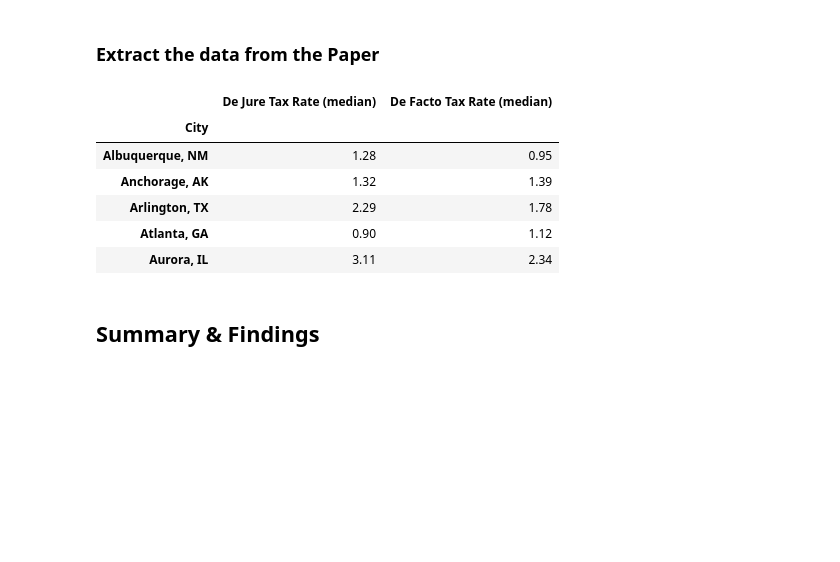
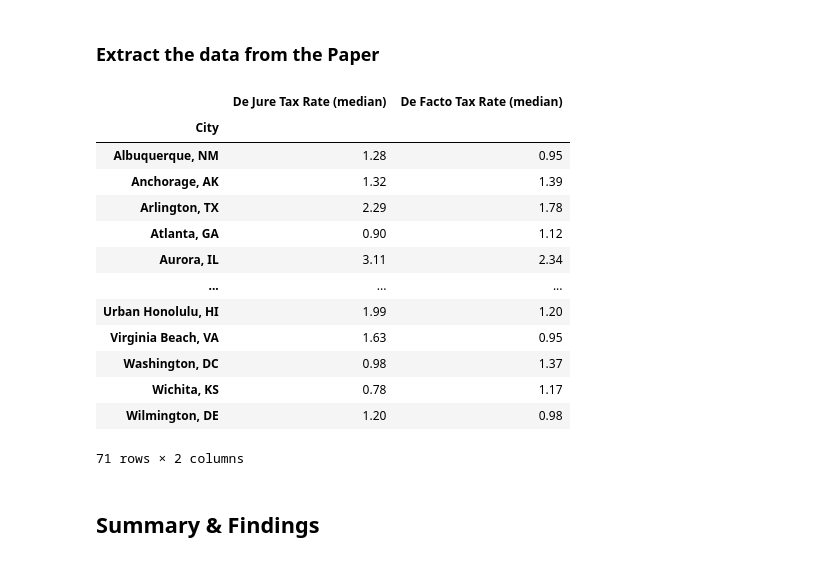
Before and after one commit to Howard-Cheng/dejure-defacto-taxrates, a Jupyter notebook: ACS.ipynb, the cells around one changed output. Drawn from its saved outputs; the diff is of its cells as text; code cells hidden in the pictures; blank space fills up the shorter version.

```diff
--- a/ACS.ipynb
+++ b/ACS.ipynb
@@ -343,33 +190,40 @@ data = {
         1.33, 0.92, 1.30, 1.51, 1.69, 1.11, 0.84, 0.39, 1.64, 1.43, 2.48, 1.98, 1.24, 1.22,
         0.82, 0.65, 1.00, 0.97, 1.20, 0.90, 3.23, 1.70, 1.36, 0.96, 1.23, 1.07, 1.99, 1.63,
         0.98, 0.78, 1.20
     ],
     'De Facto Tax Rate (median)': [
         0.95, 1.39, 1.78, 1.12, 2.34, 1.43, 1.06, 2.24, 0.86, 0.76, 0.66, 0.69, 2.29, 0.37,
         1.85, 0.46, 0.81, 0.67, 0.57, 1.54, 0.34, 1.33, 1.79, 0.46, 1.88, 1.67, 2.35, 1.30,
         1.69, 0.82, 1.38, 0.90, 0.97, 1.09, 1.13, 0.82, 1.12, 0.95, 1.18, 0.90, 1.16, 0.74,
         1.10, 0.82, 0.64, 0.50, 2.54, 1.95, 1.32, 0.77, 1.18, 0.90, 1.27, 0.80, 0.81, 0.71,
         1.52, 1.20, 1.07, 0.70, 1.37, 1.08, 0.30, 0.31, 0.89, 0.81, 0.74, 0.65, 1.20, 0.95,
         1.37, 1.17, 0.98
     ]
 }
 
 # Create the DataFrame
 df_paper_data = pd.DataFrame(data)
 
 # drop unfound cities in ACS ("Burlington, VT" and "Charleston city, West Virginia")
 df_paper_data = df_paper_data[~df_paper_data['City'].isin(['Burlington, VT', 'Charleston, WV'])]
 
 df_paper_data.set_index('City', inplace=True)
 
-df_paper_data.head()
+df_paper_data
 # %% [output]
 |  | De Jure Tax Rate (median) | De Facto Tax Rate (median) |
 | City |  |  |
 | Albuquerque, NM | 1.28 | 0.95 |
 | Anchorage, AK | 1.32 | 1.39 |
 | Arlington, TX | 2.29 | 1.78 |
 | Atlanta, GA | 0.90 | 1.12 |
 | Aurora, IL | 3.11 | 2.34 |
+| ... | ... | ... |
+| Urban Honolulu, HI | 1.99 | 1.20 |
+| Virginia Beach, VA | 1.63 | 0.95 |
+| Washington, DC | 0.98 | 1.37 |
+| Wichita, KS | 0.78 | 1.17 |
+| Wilmington, DE | 1.20 | 0.98 |
+71 rows × 2 columns
 # %% [markdown]
 ## Summary & Findings
```
Also changed, not shown: parts of 19 cells of this notebook.
